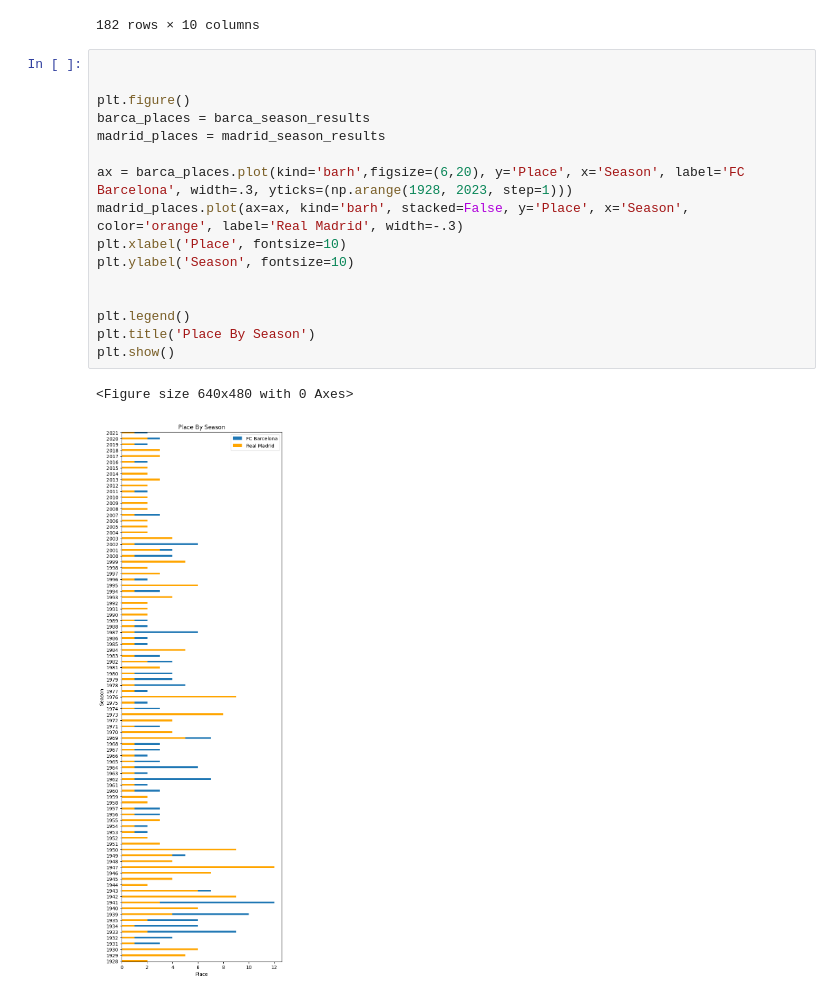
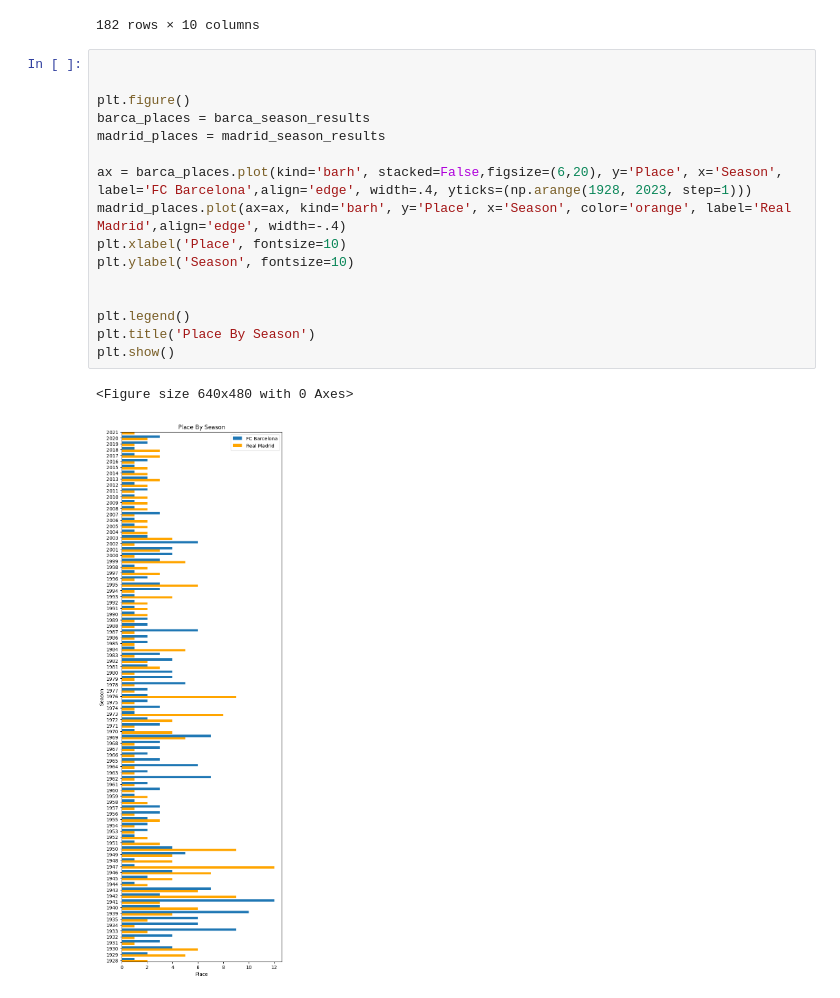
Before and after one commit to EvanDBush/soccer_rivalry_project, a Jupyter notebook: head_to_head.ipynb, the cells around one changed output. Drawn from its saved outputs; the diff is of its cells as text.

Commit message:
changes bar alignment so both can be seen

```diff
--- a/head_to_head.ipynb
+++ b/head_to_head.ipynb
@@ -153,19 +153,19 @@ combined_season_results
 # %%
 
 
 plt.figure()
 barca_places = barca_season_results
 madrid_places = madrid_season_results
 
-ax = barca_places.plot(kind='barh',figsize=(6,20), y='Place', x='Season', label='FC Barcelona', width=.3, yticks=(np.arange(1928, 2023, step=1)))
-madrid_places.plot(ax=ax, kind='barh', stacked=False, y='Place', x='Season', color='orange', label='Real Madrid', width=-.3)
+ax = barca_places.plot(kind='barh', stacked=False,figsize=(6,20), y='Place', x='Season', label='FC Barcelona',align='edge', width=.4, yticks=(np.arange(1928, 2023, step=1)))
+madrid_places.plot(ax=ax, kind='barh', y='Place', x='Season', color='orange', label='Real Madrid',align='edge', width=-.4)
 plt.xlabel('Place', fontsize=10)
 plt.ylabel('Season', fontsize=10)
 
 
 plt.legend()
 plt.title('Place By Season')
 plt.show()
 # %% [output]
 <Figure size 640x480 with 0 Axes>
-[figure, old version]
+[figure, new version]
```
